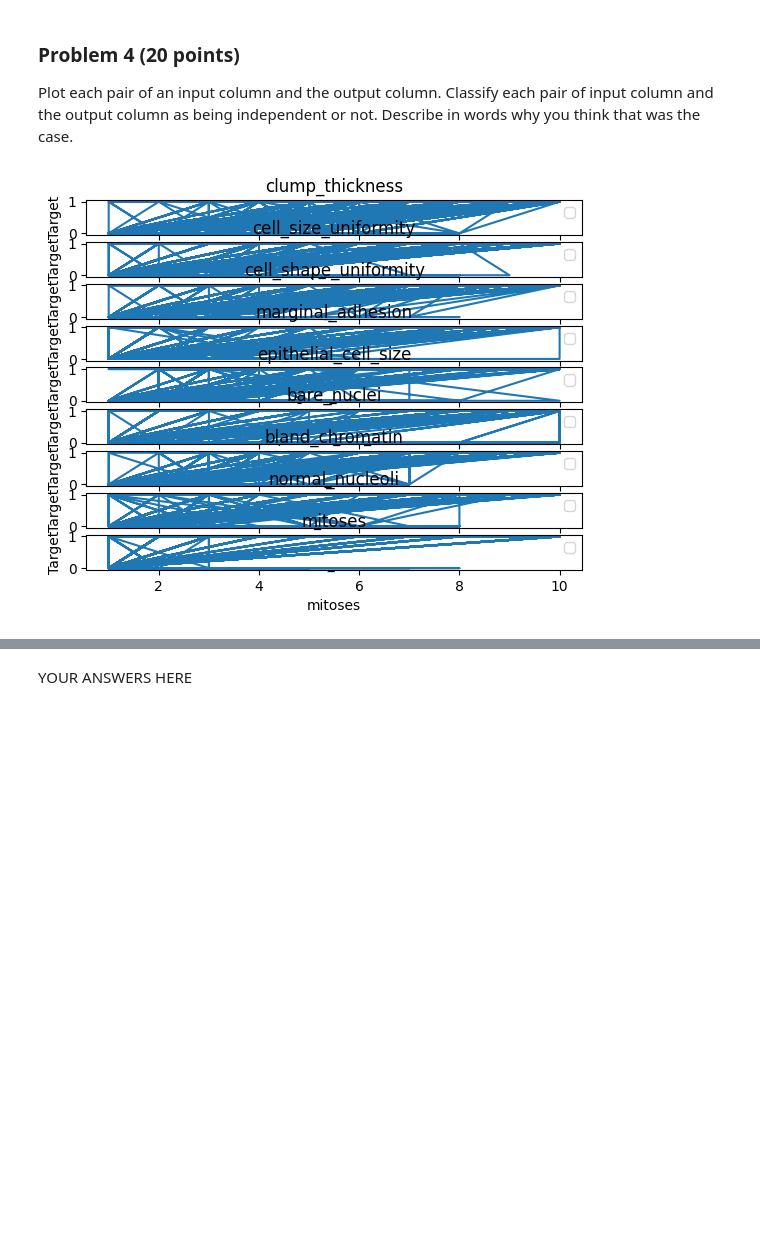
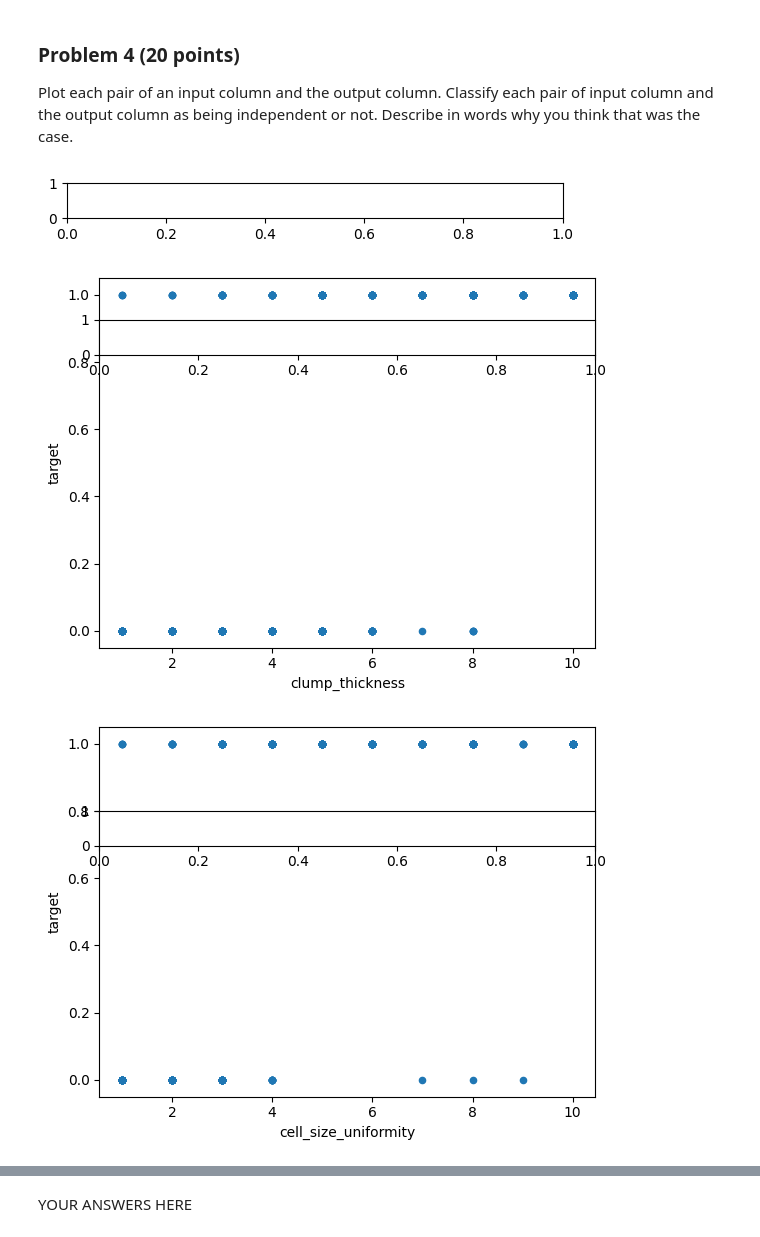
Before and after one commit to AL-Holmes/dx601-final-project, a Jupyter notebook: project.ipynb, the cells around one changed output, grey strips where cells are left out. Saved outputs shown, nothing was run; the diff lists cells and outputs as text; code cells hidden in the pictures; blank space fills up the shorter version.

```diff
--- a/project.ipynb
+++ b/project.ipynb
@@ -76,8 +76,8 @@ If the data set you choose has more than ten columns, you may limit later analys
 # YOUR CODE HERE
 file = "breast_cancer_wisconsin_original.tsv"
 
-cancer_na = pd.read_csv(file, sep='\t')
-cancer = cancer_na.dropna()
+cancer_full = pd.read_csv(file, sep='\t')
+cancer = cancer_full.dropna()
 cancer.sample(10)
 # %% [output]
 |  | clump_thickness | cell_size_uniformity | cell_shape_uniformity | marginal_adhesion | epithelial_cell_size | ... |
@@ -150,17 +150,17 @@ Describe in words why you think that was the case.
 # %%
 # YOUR CODE HERE
 input_cols = cancer.columns.drop(['target'])
 cancer_inputs = cancer.drop('target',axis=1)
 cancer_target = cancer['target']
-fig = plt.figure()
+# fig = plt.figure()
 for feat in input_cols:
     num_feat = len(input_cols)
     # print(cancer_inputs.get_loc(feat))
     plt.subplot(num_feat,1,input_cols.get_loc(feat)+1)
-    plt.title(feat)
-    plt.plot(cancer[feat],cancer_target)
-    plt.xlabel(feat)
-    plt.ylabel("Target")
-    plt.legend()
+    # plt.title(feat)
+    # plt.scatter(cancer[feat],cancer_target)
+    cancer.plot.scatter(feat,'target')
 # %% [output]
-[figure, old version]
+[figure, new version]
+[figure, added]
+[figure, added]
```
Also changed, not shown: parts of 5 cells of this notebook.
